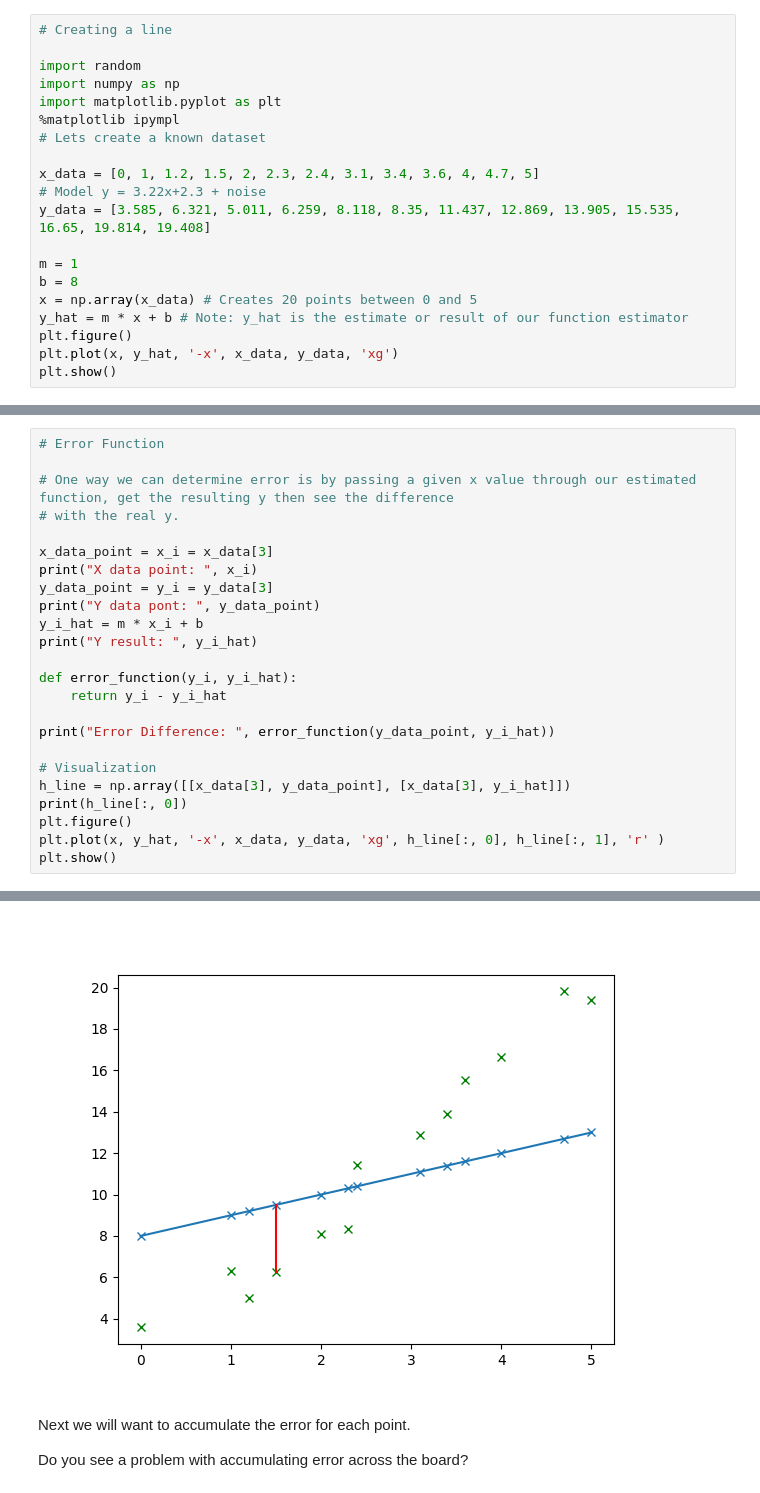
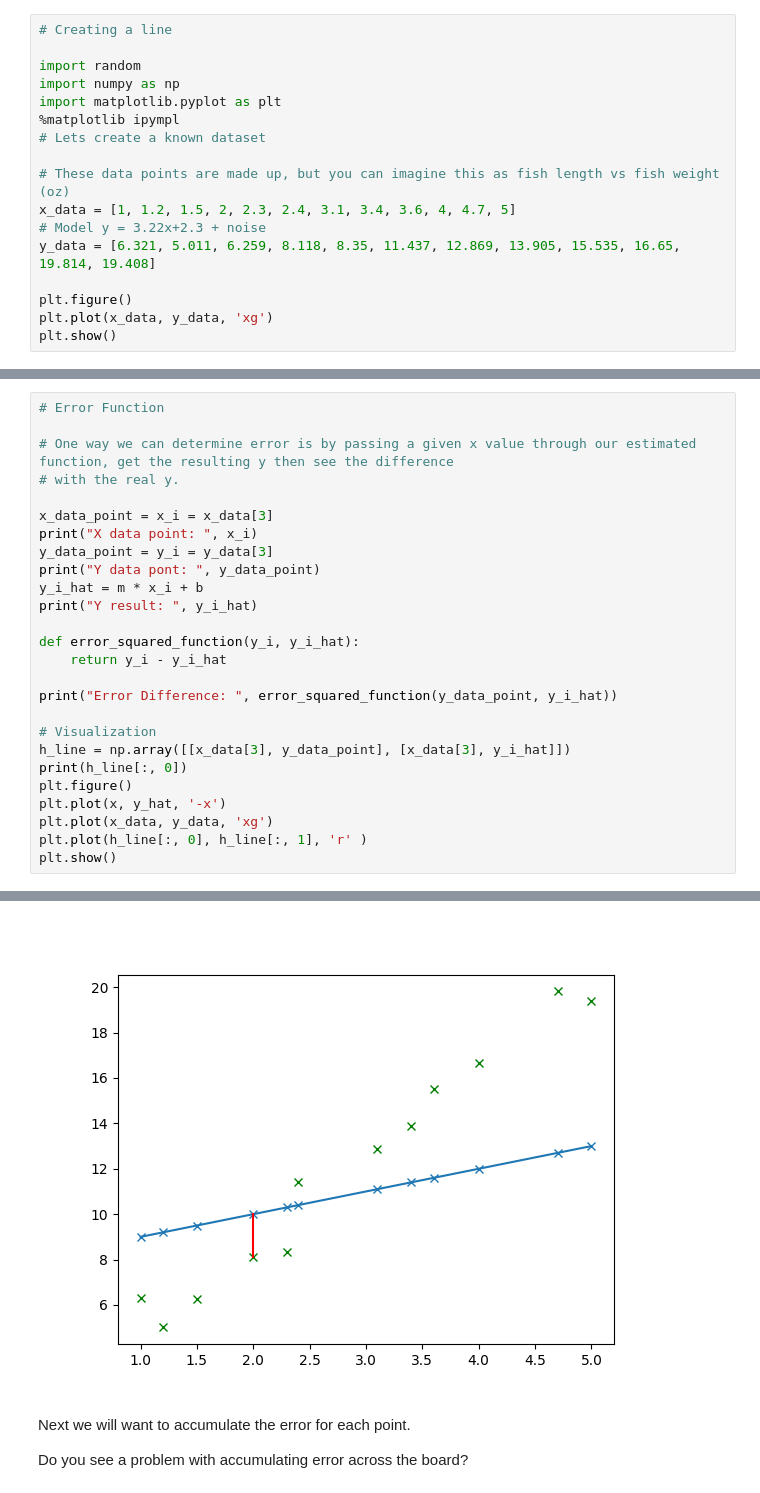
Before and after one commit to NCState-Exploring-Machine-Learning/unit-2-intro-machine-learning, a Jupyter notebook: linear-regression.ipynb, the cells around one changed output, grey strips where cells are left out. Saved outputs shown, nothing was run; the diff lists cells and outputs as text.

```diff
--- a/linear-regression.ipynb
+++ b/linear-regression.ipynb
@@ -81,15 +37,12 @@ import matplotlib.pyplot as plt
 %matplotlib ipympl
 # Lets create a known dataset
 
-x_data = [0, 1, 1.2, 1.5, 2, 2.3, 2.4, 3.1, 3.4, 3.6, 4, 4.7, 5]
+# These data points are made up, but you can imagine this as fish length vs fish weight (oz)
+x_data = [1, 1.2, 1.5, 2, 2.3, 2.4, 3.1, 3.4, 3.6, 4, 4.7, 5]
 # Model y = 3.22x+2.3 + noise
-y_data = [3.585, 6.321, 5.011, 6.259, 8.118, 8.35, 11.437, 12.869, 13.905, 15.535, 16.65, 19.814, 19.408]
+y_data = [6.321, 5.011, 6.259, 8.118, 8.35, 11.437, 12.869, 13.905, 15.535, 16.65, 19.814, 19.408]
 
-m = 1
-b = 8
-x = np.array(x_data) # Creates 20 points between 0 and 5
-y_hat = m * x + b # Note: y_hat is the estimate or result of our function estimator
 plt.figure()
-plt.plot(x, y_hat, '-x', x_data, y_data, 'xg')
+plt.plot(x_data, y_data, 'xg')
 plt.show()
 # %% [output]
@@ -107,15 +72,17 @@ print("Y data pont: ", y_data_point)
 y_i_hat = m * x_i + b
 print("Y result: ", y_i_hat)
 
-def error_function(y_i, y_i_hat):
+def error_squared_function(y_i, y_i_hat):
     return y_i - y_i_hat
 
-print("Error Difference: ", error_function(y_data_point, y_i_hat))
+print("Error Difference: ", error_squared_function(y_data_point, y_i_hat))
 
 # Visualization
 h_line = np.array([[x_data[3], y_data_point], [x_data[3], y_i_hat]])
 print(h_line[:, 0])
 plt.figure()
-plt.plot(x, y_hat, '-x', x_data, y_data, 'xg', h_line[:, 0], h_line[:, 1], 'r' )
+plt.plot(x, y_hat, '-x')
+plt.plot(x_data, y_data, 'xg')
+plt.plot(h_line[:, 0], h_line[:, 1], 'r' )
 plt.show()
 # %% [output]
@@ -127,4 +94,4 @@ Error Difference:  -3.2409999999999997
-[figure, old version]
+[figure, new version]
 # %% [markdown]
 Next we will want to accumulate the error for each point.
 
```
Also changed, not shown: parts of 19 cells of this notebook, 3 other files.
